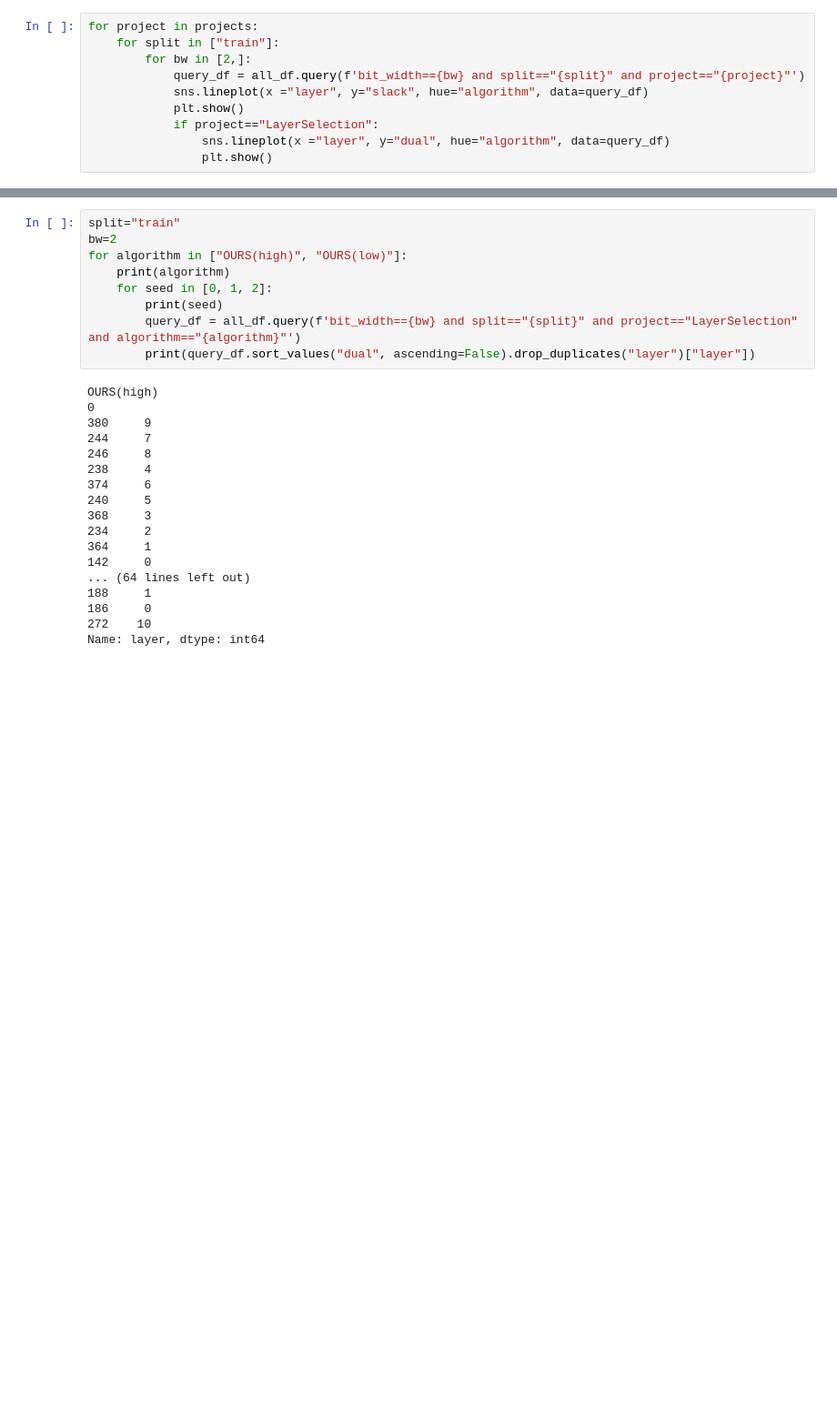
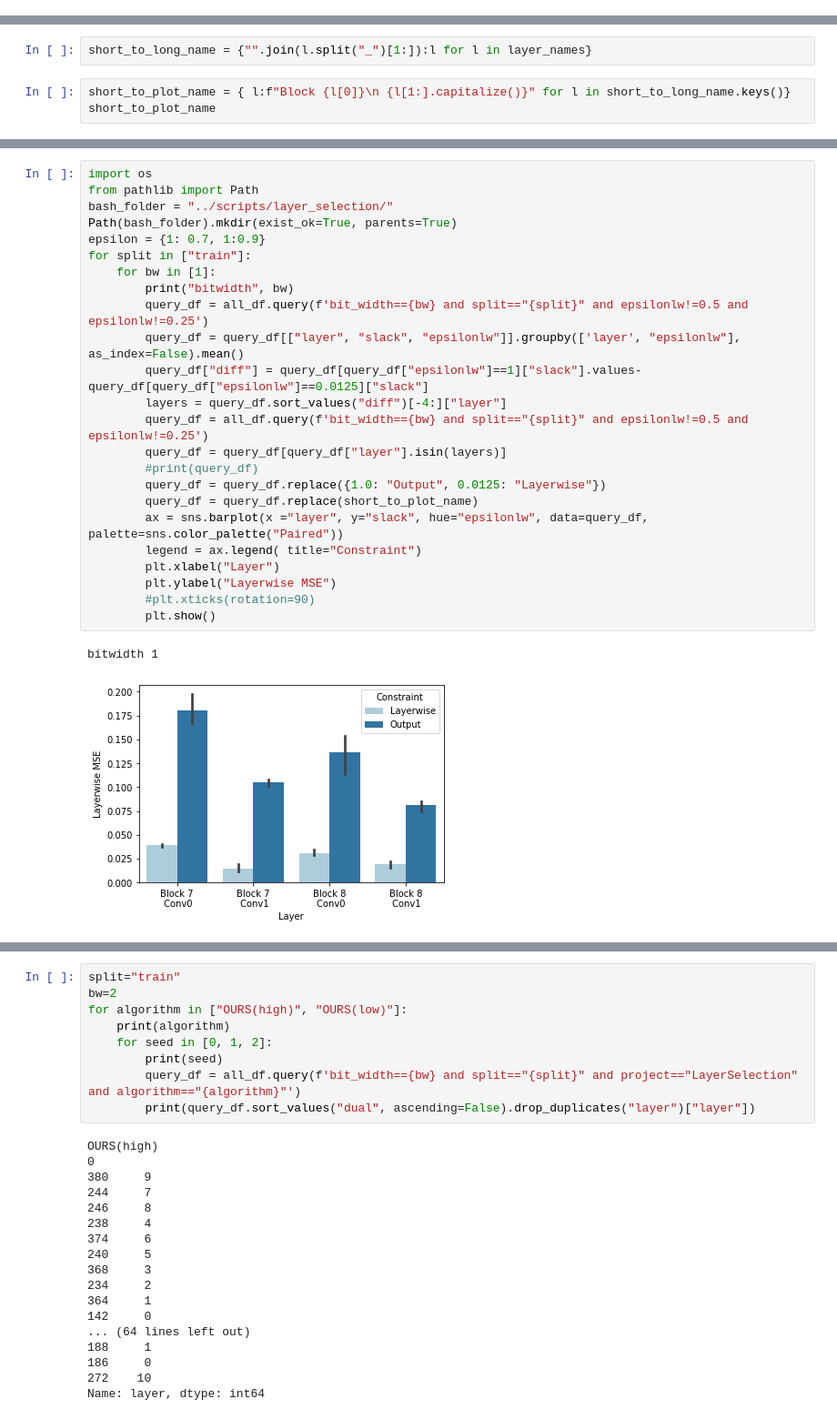
Before and after one commit to ihounie/con-qat, a Jupyter notebook: notebooks/per_layer_l2.ipynb, the cells around one changed output, grey strips where cells are left out. Shown at 91% size. Saved outputs shown, nothing was run; the diff lists cells and outputs as text; blank space fills up the shorter version.

```diff
--- a/notebooks/per_layer_l2.ipynb
+++ b/notebooks/per_layer_l2.ipynb
@@ -60,10 +57,0 @@ Index(['bit_width_list', 'bit_width', 'algorithm', 'seed', 'slack', 'layer'], dt
-# %%
-for project in projects:
-    for split in ["train"]:
-        for bw in [2,]:
-            query_df = all_df.query(f'bit_width=={bw} and split=="{split}" and project=="{project}"')
-            sns.lineplot(x ="layer", y="slack", hue="algorithm", data=query_df)
-            plt.show()
-            if project=="LayerSelection":
-                sns.lineplot(x ="layer", y="dual", hue="algorithm", data=query_df)
-                plt.show()
@@ -73,0 +58,5 @@ for project in projects:
+# %%
+short_to_long_name = {"".join(l.split("_")[1:]):l for l in layer_names}
+# %%
+short_to_plot_name = { l:f"Block {l[0]}\n {l[1:].capitalize()}" for l in short_to_long_name.keys()}
+short_to_plot_name
@@ -73,0 +84,27 @@ for project in projects:
+# %%
+import os
+from pathlib import Path
+bash_folder = "../scripts/layer_selection/"
+Path(bash_folder).mkdir(exist_ok=True, parents=True)
+epsilon = {1: 0.7, 1:0.9}
+for split in ["train"]:
+    for bw in [1]:
+        print("bitwidth", bw)
+        query_df = all_df.query(f'bit_width=={bw} and split=="{split}" and epsilonlw!=0.5 and epsilonlw!=0.25')
+        query_df = query_df[["layer", "slack", "epsilonlw"]].groupby(['layer', "epsilonlw"], as_index=False).mean()
+        query_df["diff"] = query_df[query_df["epsilonlw"]==1]["slack"].values-query_df[query_df["epsilonlw"]==0.0125]["slack"]
+        layers = query_df.sort_values("diff")[-4:]["layer"]
+        query_df = all_df.query(f'bit_width=={bw} and split=="{split}" and epsilonlw!=0.5 and epsilonlw!=0.25')
+        query_df = query_df[query_df["layer"].isin(layers)]
+        #print(query_df)
+        query_df = query_df.replace({1.0: "Output", 0.0125: "Layerwise"})
+        query_df = query_df.replace(short_to_plot_name)
+        ax = sns.barplot(x ="layer", y="slack", hue="epsilonlw", data=query_df, palette=sns.color_palette("Paired"))
+        legend = ax.legend( title="Constraint")
+        plt.xlabel("Layer")
+        plt.ylabel("Layerwise MSE")
+        #plt.xticks(rotation=90)
+        plt.show()
+# %% [output]
+bitwidth 1
+[figure, added]
```
Also changed, not shown: parts of 11 cells of this notebook, 3 other files.
